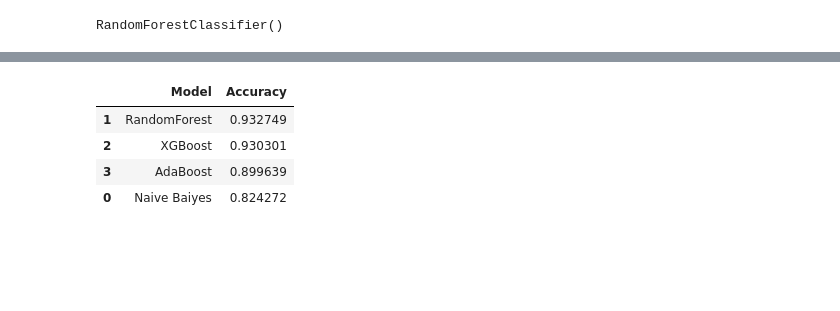
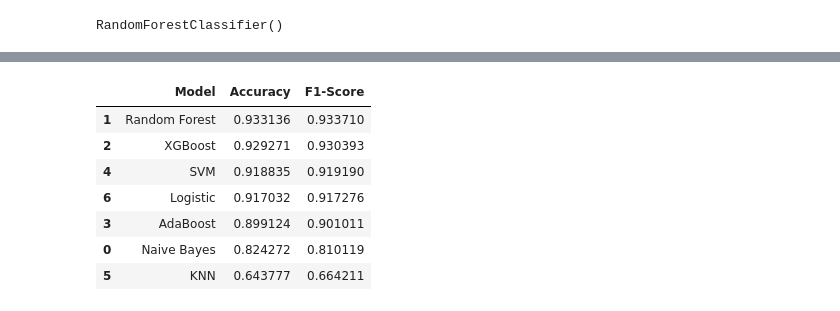
Before and after one commit to ApoKads/Cyberbullying-Detection, a Jupyter notebook: index.ipynb, the cells around one changed output, grey strips where cells are left out. Drawn from its saved outputs; the diff is of its cells as text; code cells hidden in the pictures; blank space fills up the shorter version.

```diff
--- a/index.ipynb
+++ b/index.ipynb
@@ -410,15 +423,14 @@ from sklearn.ensemble import AdaBoostClassifier
 from sklearn.tree import DecisionTreeClassifier
 
 # Using DecisionTree as base estimator (default is DecisionTree with max_depth=1)
-ada_clf = AdaBoostClassifier(
-
-)
+ada_clf = AdaBoostClassifier()
 
 # Train
 ada_clf.fit(X_train, y_train)
 
 # Predict and evaluate
 y_pred_ada = ada_clf.predict(X_test)
+y_train_ada = ada_clf.predict(X_train)
 print("\nAdaBoost Results:")
 print(classification_report(y_test, y_pred_ada))
 print(f"Accuracy: {accuracy_score(y_test, y_pred_ada):.4f}")
@@ -439,0 +503,15 @@ Accuracy: 0.8996
+# %%
+from sklearn.linear_model import LogisticRegression
+
+logreg_clf = LogisticRegression(max_iter=1000, random_state=42)
+
+# Training
+logreg_clf.fit(X_train, y_train)
+
+# Prediksi
+y_pred_logreg = logreg_clf.predict(X_test)
+y_train_logreg = logreg_clf.predict(X_train)
+
+print("\nLogistic Regression Results:")
+print(classification_report(y_test, y_pred_logreg))
+print(f"Accuracy: {accuracy_score(y_test, y_pred_logreg):.4f}")
@@ -440,16 +533,56 @@ Accuracy: 0.8996
 # %%
+from sklearn.metrics import accuracy_score, f1_score
+import pandas as pd
+
+# Buat dictionary untuk menyimpan hasil akurasi dan f1-score
 results = {
-    'Naive Baiyes' : accuracy_score(y_test,nb_pred),
-    'RandomForest': accuracy_score(y_test, rf_pred),
-    'XGBoost': accuracy_score(y_test, y_pred_xgb),
-    'AdaBoost': accuracy_score(y_test, y_pred_ada)
+    'Naive Bayes': {
+        'Accuracy': accuracy_score(y_test, nb_pred),
+        'F1-Score': f1_score(y_test, nb_pred, average='weighted')
+    },
+    'Random Forest': {
+        'Accuracy': accuracy_score(y_test, rf_pred),
+        'F1-Score': f1_score(y_test, rf_pred, average='weighted')
+    },
+    'XGBoost': {
+        'Accuracy': accuracy_score(y_test, y_pred_xgb),
+        'F1-Score': f1_score(y_test, y_pred_xgb, average='weighted')
+    },
+    'AdaBoost': {
+        'Accuracy': accuracy_score(y_test, y_pred_ada),
+        'F1-Score': f1_score(y_test, y_pred_ada, average='weighted')
+    },
+    'SVM': {
+        'Accuracy': accuracy_score(y_test, y_pred_svm),
+        'F1-Score': f1_score(y_test, y_pred_svm, average='weighted')
+    },
+    'KNN': {
+        'Accuracy': accuracy_score(y_test, y_pred_knn),
+        'F1-Score': f1_score(y_test, y_pred_knn, average='weighted')
+    },
+    'Logistic': {
+        'Accuracy': accuracy_score(y_test, y_pred_logreg),
+        'F1-Score': f1_score(y_test, y_pred_logreg, average='weighted')
+    }
 }
 
-pd.DataFrame(results.items(), columns=['Model', 'Accuracy']).sort_values('Accuracy', ascending=False)
+# Convert dictionary ke DataFrame
+results_df = pd.DataFrame.from_dict(results, orient='index').reset_index()
+results_df.columns = ['Model', 'Accuracy', 'F1-Score']
+
+# Urutkan berdasarkan Accuracy
+results_df = results_df.sort_values(by='Accuracy', ascending=False)
+
+# Tampilkan
+# print(results_df)
+results_df
 # %% [output]
-|  | Model | Accuracy |
-| 1 | RandomForest | 0.932749 |
-| 2 | XGBoost | 0.930301 |
-| 3 | AdaBoost | 0.899639 |
-| 0 | Naive Baiyes | 0.824272 |
+|  | Model | Accuracy | F1-Score |
+| 1 | Random Forest | 0.933136 | 0.933710 |
+| 2 | XGBoost | 0.929271 | 0.930393 |
+| 4 | SVM | 0.918835 | 0.919190 |
+| 6 | Logistic | 0.917032 | 0.917276 |
+| 3 | AdaBoost | 0.899124 | 0.901011 |
+| 0 | Naive Bayes | 0.824272 | 0.810119 |
+| 5 | KNN | 0.643777 | 0.664211 |
 # %%
```
Also changed, not shown: parts of 21 cells of this notebook.
